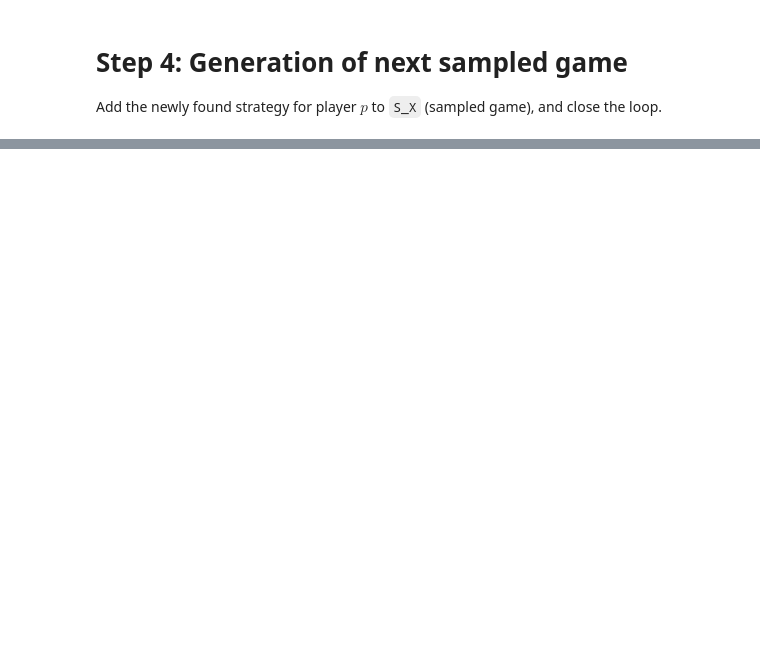
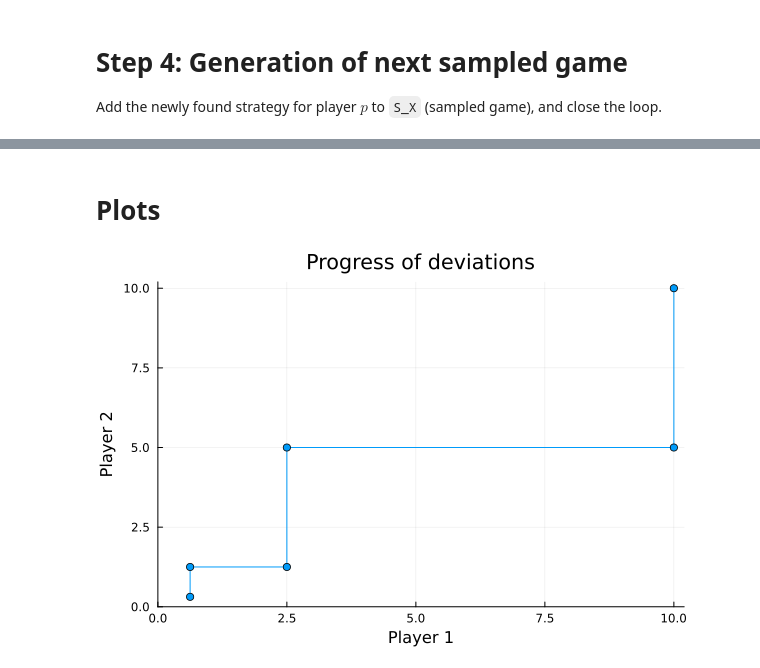
Before and after one commit to brunompacheco/IPG.jl, a Jupyter notebook: example-5.3.ipynb, the cells around one changed output, grey strips where cells are left out. Cells and saved outputs as stored; diff of their text form; code cells hidden in the pictures; blank space fills up the shorter version.

Commit message:
illustrate example 5.3 with a plot

```diff
--- a/example-5.3.ipynb
+++ b/example-5.3.ipynb
@@ -261,0 +264,2 @@ push!(S_X[p], xk)
+# %% [markdown]
+# Plots
@@ -261,0 +268,23 @@ push!(S_X[p], xk)
+# %%
+k = 1
+points = []
+while true
+    i::Integer = floor(k / 2) + 1
+    j::Integer = floor((k-1) / 2) + 1
+
+    if i > length(S_X[1]) || j > length(S_X[2])
+        break
+    else
+        push!(points, [S_X[1][i][1], S_X[2][j][1]])
+        k += 1
+    end
+end
+
+plot([p[2] for p in points], [p[1] for p in points], marker=:c, title="Progress of deviations", legend=false)
+# plot!(xscale=:log10, yscale=:log10)
+xlabel!("Player 1")
+ylabel!("Player 2")
+xlims!(0,10.2)
+ylims!(0,10.2)
+# %% [output]
+[figure, added]
```
Also changed, not shown: parts of 8 cells of this notebook, 1 other file.
